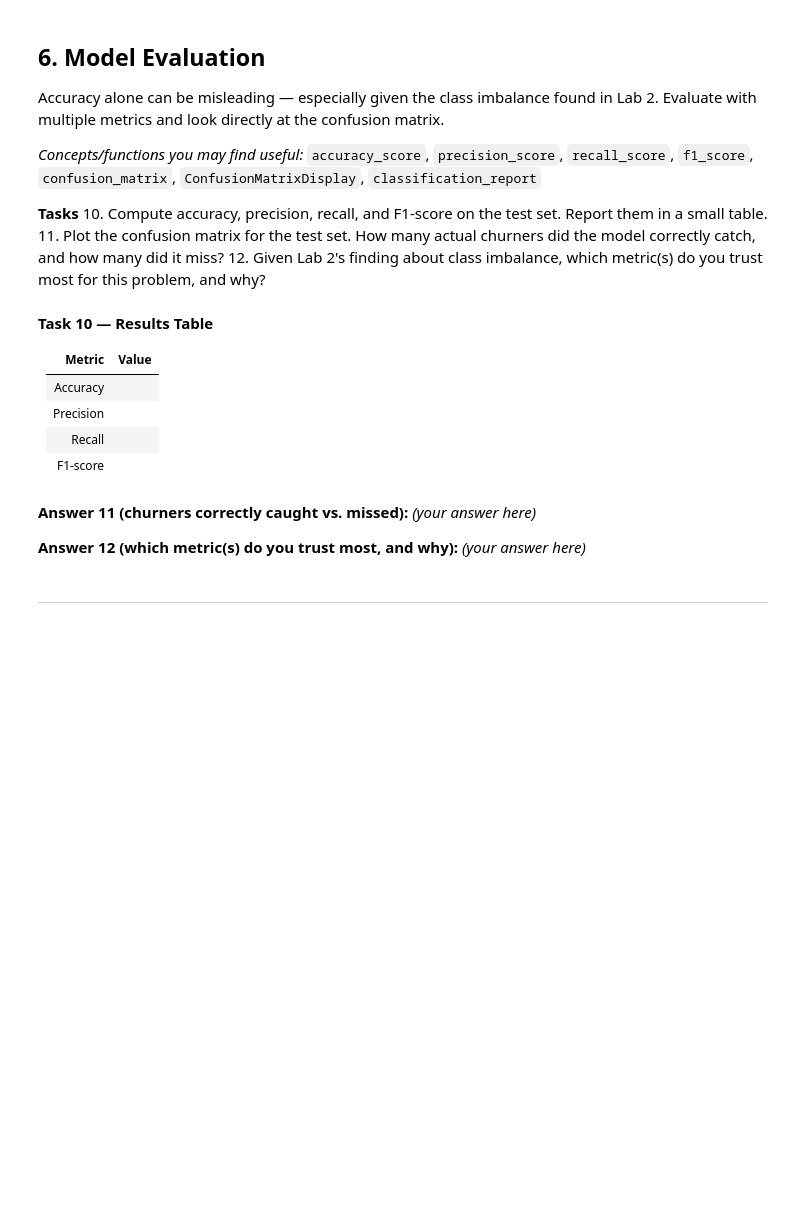
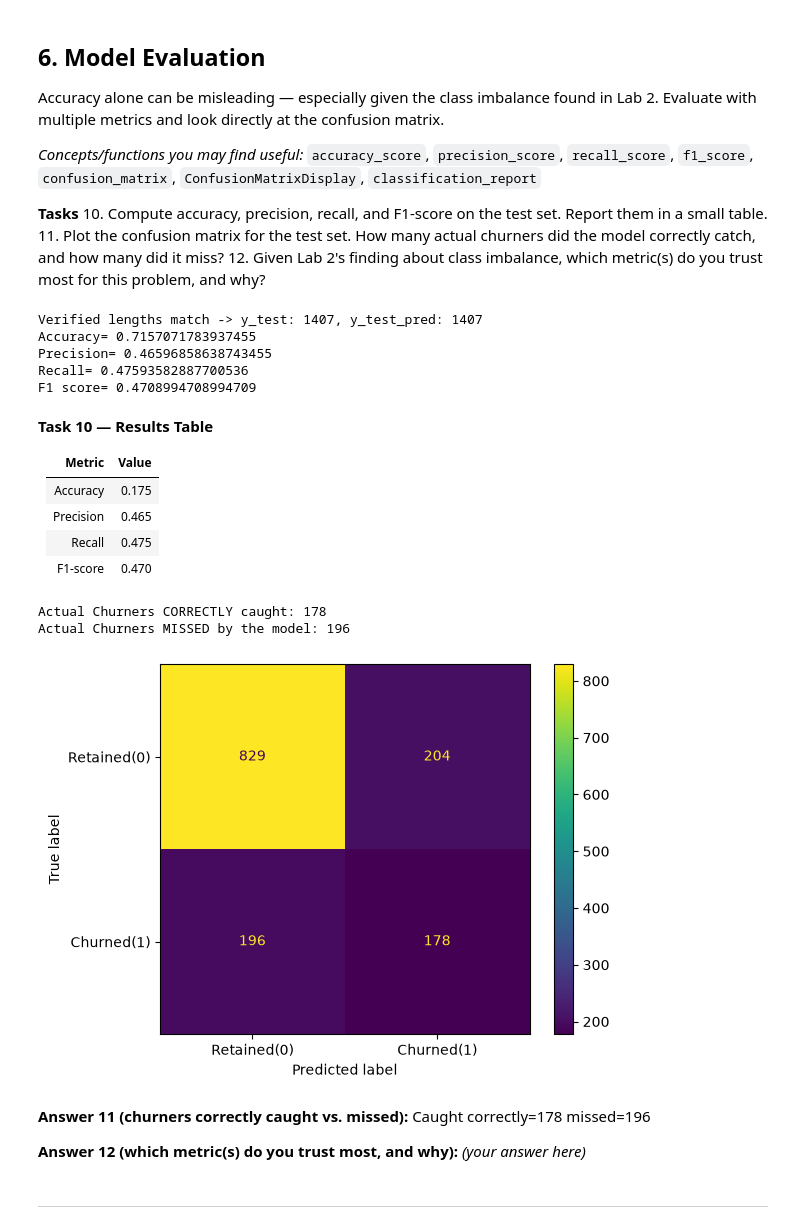
Before and after one commit to karan-kumardev/Machine-Learning-Lab-3-Week3, a Jupyter notebook: Lab3_Decision_Tree_Template.ipynb, the cells around one changed output. Saved outputs shown, nothing was run; the diff lists cells and outputs as text; code cells hidden in the pictures; blank space fills up the shorter version.

```diff
--- a/Lab3_Decision_Tree_Template.ipynb
+++ b/Lab3_Decision_Tree_Template.ipynb
@@ -132,7 +132,7 @@ A model must be evaluated on data it has never seen. Hold out a test set before
 # %%
 # Task 6 — train/test split
 
-x_train, x_test, y_train, y_test=train_test_split(
+X_train, X_test, y_train, y_test=train_test_split(
     X, y,
     test_size=0.2,
     random_state=42,
@@ -208,10 +208,10 @@ The Decision Tree true depth is now: 27
 from sklearn.tree import DecisionTreeClassifier
 
 model = DecisionTreeClassifier(random_state=42)
-model.fit(x_train, y_train)
+model.fit(X_train, y_train)
 
-y_train_pred=model.predict(x_train)
-y_test_pred=model.predict(x_test)
+y_train_pred=model.predict(X_train)
+y_test_pred=model.predict(X_test)
 
 print("Successfully predicted")
 # %% [output]
@@ -244,9 +242,32 @@ Accuracy alone can be misleading — especially given the class imbalance found
+# %%
+# Task 10 — compute accuracy, precision, recall, F1 on the test setf
+from sklearn.metrics import accuracy_score, precision_score, recall_score, f1_score
+
+
+y_test_pred = model.predict(X_test)
+
+accuracy=accuracy_score(y_test,y_test_pred)
+precision=precision_score(y_test,y_test_pred)
+recall=recall_score(y_test,y_test_pred)
+f1=f1_score(y_test,y_test_pred)
+
+
+print("Accuracy=",accuracy)
+print("Precision=",precision)
+print("Recall=",recall)
+print("F1 score=",f1)
+# %% [output]
+Verified lengths match -> y_test: 1407, y_test_pred: 1407
+Accuracy= 0.7157071783937455
+Precision= 0.46596858638743455
+Recall= 0.47593582887700536
+F1 score= 0.4708994708994709
 # %% [markdown]
 **Task 10 — Results Table**
 
 | Metric | Value |
 |---|---|
-| Accuracy | |
-| Precision | |
-| Recall | |
-| F1-score | |
+| Accuracy |0.175 |
+| Precision | 0.465|
+| Recall | 0.475|
+| F1-score | 0.470|
@@ -255,6 +274,26 @@ Accuracy alone can be misleading — especially given the class imbalance found
+# %%
+# Task 11 — plot the confusion matrix
+from sklearn.metrics import confusion_matrix, ConfusionMatrixDisplay
+
+
+
+cm=confusion_matrix(y_test,y_test_pred)
+tn,fp,fn,tp=cm.ravel()
+
+
+display=ConfusionMatrixDisplay(confusion_matrix=cm,display_labels=['Retained(0)','Churned(1)'])
+display.plot()
+
+print(f"Actual Churners CORRECTLY caught: {tp}")
+print(f"Actual Churners MISSED by the model: {fn}")
+# %% [output]
+Actual Churners CORRECTLY caught: 178
+Actual Churners MISSED by the model: 196
+[figure, added]
 # %% [markdown]
 **Answer 11 (churners correctly caught vs. missed):**
-_(your answer here)_
+Caught correctly=178
+missed=196
 
 **Answer 12 (which metric(s) do you trust most, and why):**
 _(your answer here)_
```
Also changed, not shown: parts of 5 cells of this notebook.
